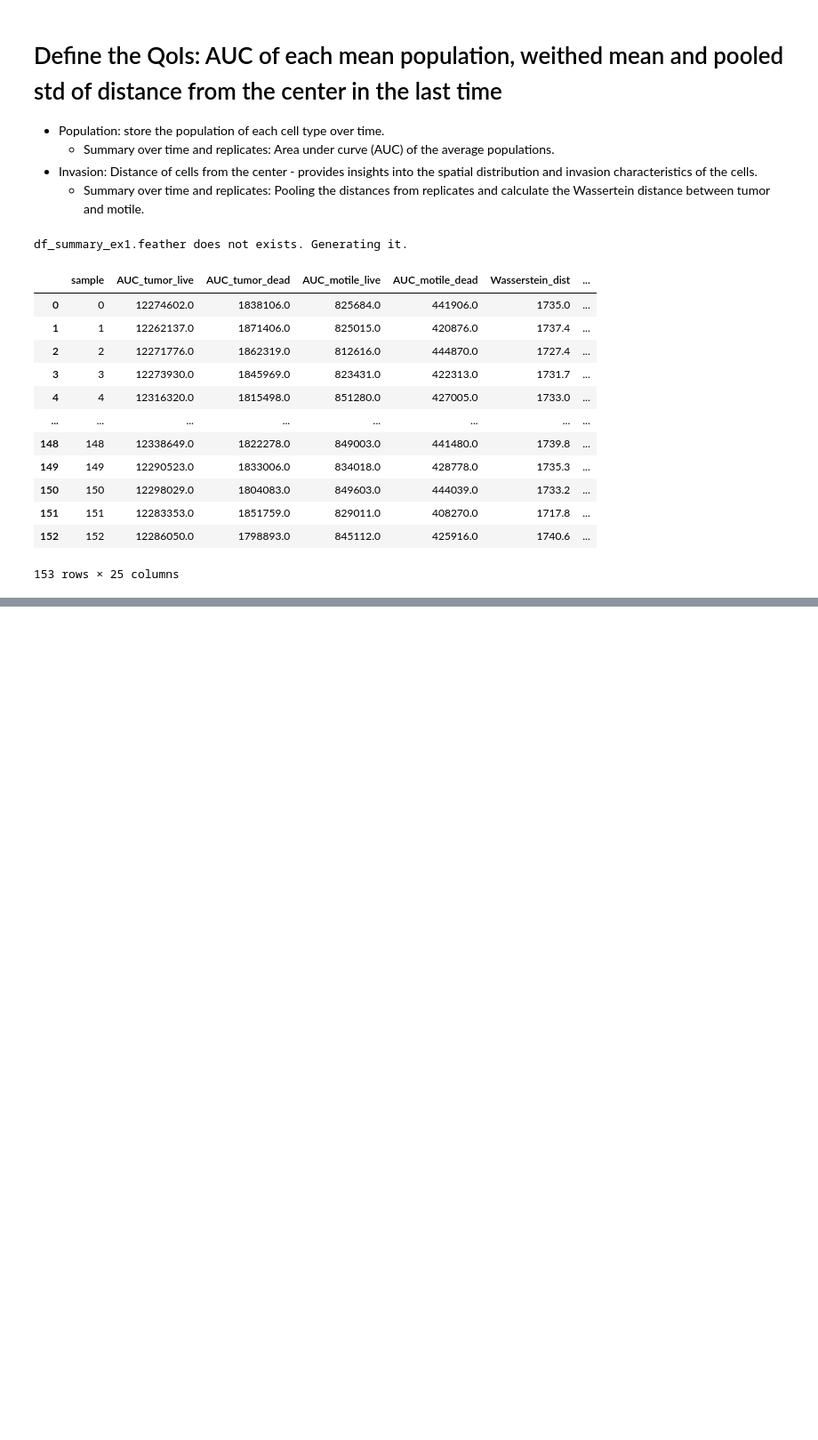
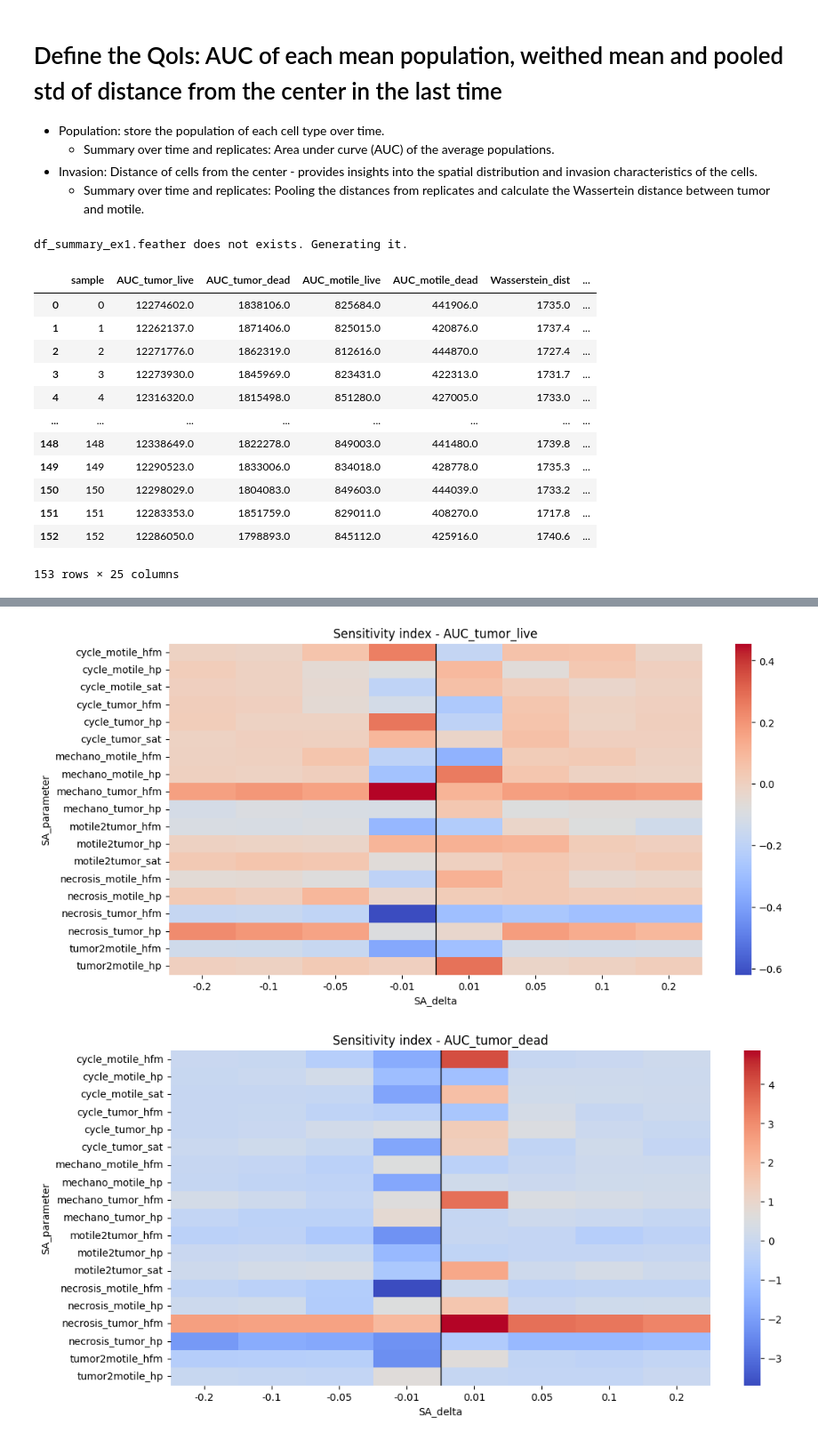
Before and after one commit to PhysiCell-Models/grammar_samples, a Jupyter notebook: Sensitivity_Analysis/SA_script_ex1.ipynb, the cells around one changed output, grey strips where cells are left out. Shown: that part at 89% size. Cells and saved outputs as stored; diff of their text form; code cells hidden in the pictures; blank space fills up the shorter version.

```diff
--- a/Sensitivity_Analysis/SA_script_ex1.ipynb
+++ b/Sensitivity_Analysis/SA_script_ex1.ipynb
@@ -260,0 +260,19 @@ plt.show()
+# %%
+# Plot the sensitivity index as heatmap with the parameters vs delta and color as SI
+import seaborn as sns
+
+for qoi in QoIs_list:
+    fig, ax = plt.subplots(figsize=(12, 6))
+    # Round the values to 2 decimal places
+    df_SA['SA_delta'] = df_SA['SA_delta'].round(2)
+    # Drop the reference sample
+    df_SA = df_SA[df_SA['sample'] != sample_ref]
+    df_SA_pivot = df_SA.pivot(index="SA_parameter", columns="SA_delta", values="SI_"+qoi)
+    sns.heatmap(df_SA_pivot, cmap='coolwarm', ax=ax)
+    # draw a line to separate the positive and negative values
+    ax.axvline(4, color='black', lw=1)
+    ax.set_title(f'Sensitivity index - {qoi}')
+plt.show()
+# %% [output]
+[figure, added]
+[figure, added]
```
Also changed, not shown: parts of 6 cells of this notebook.
